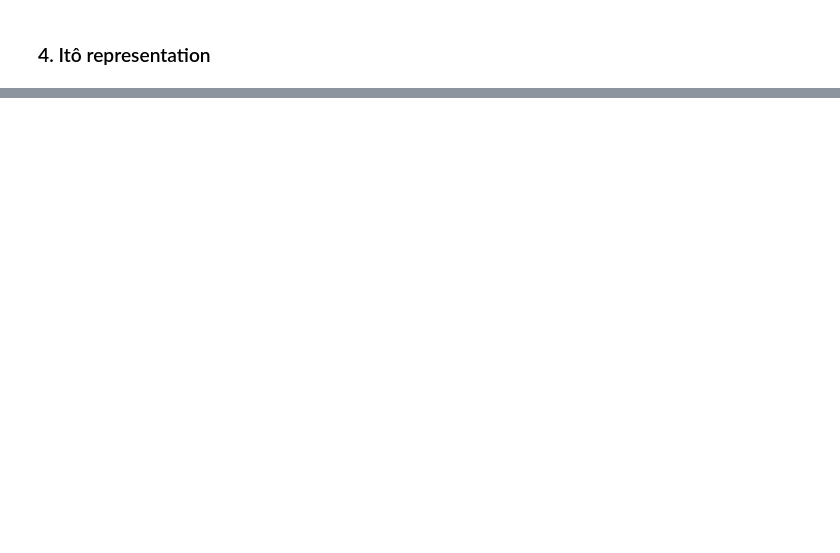
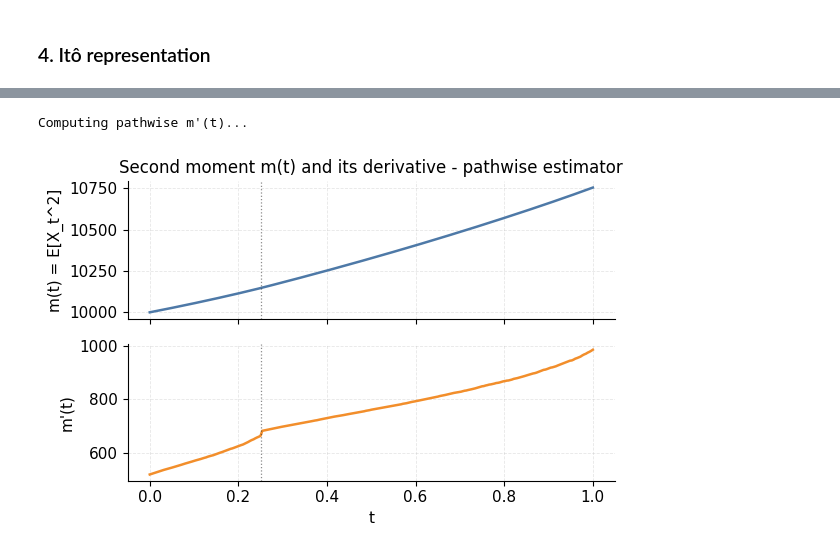
Before and after one commit to alexanderpolyakov-p/Bass_LSV, a Jupyter notebook: scientific/bass_calibration.ipynb, the cells around one changed output, grey strips where cells are left out. Drawn from its saved outputs; the diff is of its cells as text; code cells hidden in the pictures; blank space fills up the shorter version.

```diff
--- a/scientific/bass_calibration.ipynb
+++ b/scientific/bass_calibration.ipynb
@@ -413,17 +454,20 @@ print(f"t=T_2: Bass LV {atm_iv_bass[-1]:.4f}  |  Heston {heston.implied_vol(T[2]
 # %%
 # m'(t) via pathwise differentiation (IPA): unbiased, no finite-difference noise
 # d<X>_t = A_t^2*(f_y^2 + nu^2*f_a^2 + 2*rho*nu*f_y*f_a)*dt -> m'(t) = E[d<X>_t/dt]
 print("Computing pathwise m'(t)...")
 mp1 = pathwise_second_moment_deriv(Y1, A1, sol1, sabr_nu, sabr_rho)
 mp2 = pathwise_second_moment_deriv(Y2, A2, sol2, sabr_nu, sabr_rho)
 t_full_m, m_full, mp_full = second_moment_curve([mp1, mp2], [t_grid_1, t_grid_2], s0)
 
-fig, (ax1, ax2) = plt.subplots(2, 1, figsize=(10, 6), sharex=True)
+fig, (ax1, ax2) = plt.subplots(2, 1, figsize=(6, 4), sharex=True)
 ax1.plot(t_full_m, m_full, color=C['model'])
 vline(ax1, T[1]);  ax1.set_ylabel("m(t) = E[X_t^2]")
 ax1.set_title("Second moment m(t) and its derivative - pathwise estimator")
 
 ax2.plot(t_full_m, mp_full, color=C['aux'])
 vline(ax2, T[1]);  ax2.set_xlabel("t");  ax2.set_ylabel("m'(t)")
 
 plt.tight_layout();  plt.show()
+# %% [output]
+Computing pathwise m'(t)...
+[figure, added]
```
Also changed, not shown: parts of 11 cells of this notebook, 7 other files.
